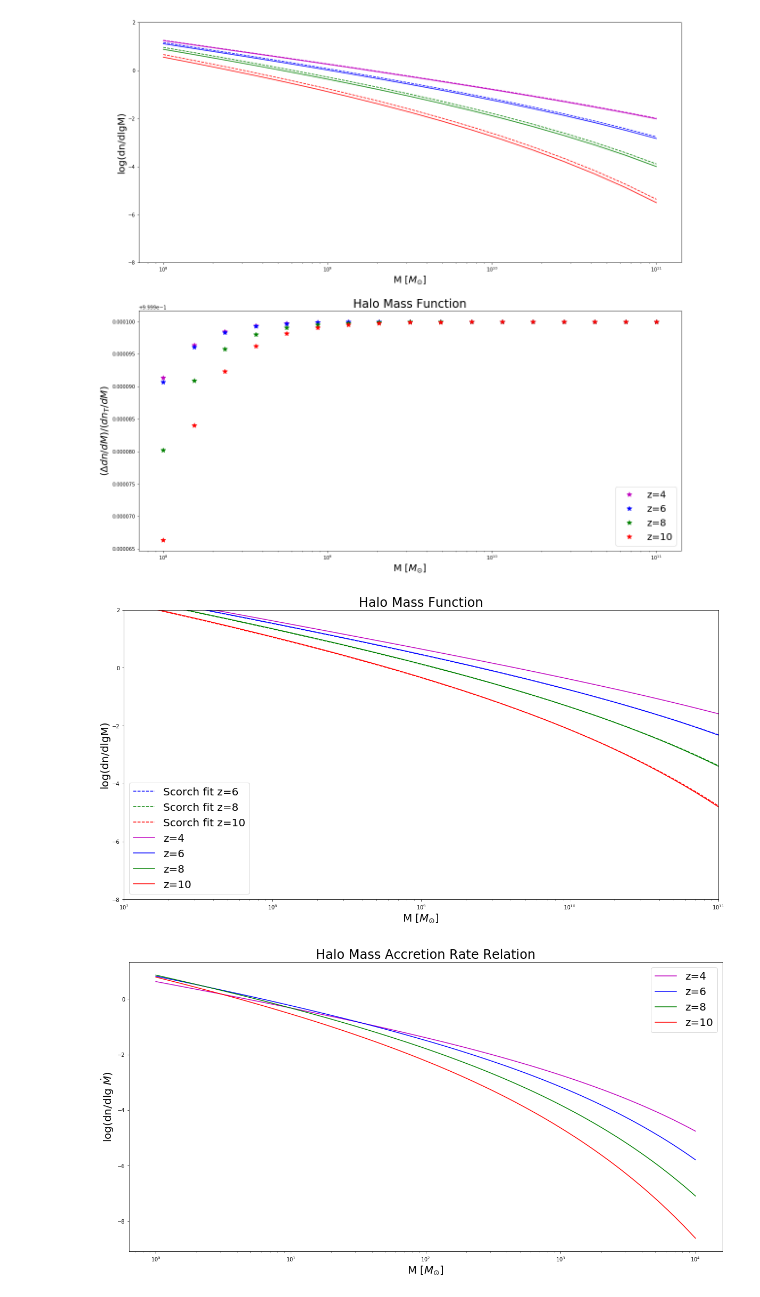
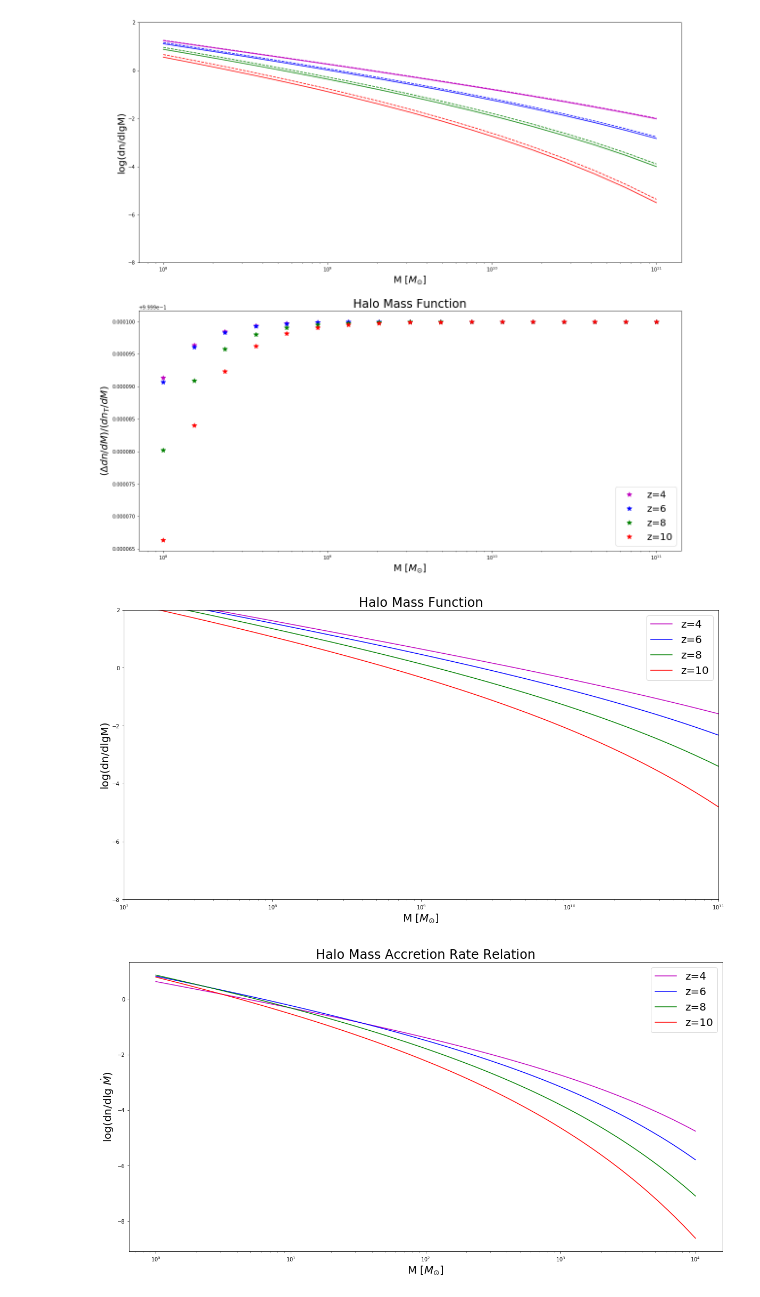
Before and after one commit to nddalal/jupyter, a Jupyter notebook: halo_mass_function.ipynb, the cells around one changed output. Saved outputs shown, nothing was run; the diff lists cells and outputs as text; code cells hidden in the pictures.

```diff
--- a/halo_mass_function.ipynb
+++ b/halo_mass_function.ipynb
@@ -239,24 +239,24 @@ plt.show()
 # %%
 x = np.logspace(6, 14, num=100)
 plt.figure(figsize=(20,10))
 
 plt.xlim([1e7, 1e11])
 plt.ylim([-8,2])
-plt.semilogx(mass_six, np.log10(count_six), 'b--', label= 'Scorch fit z=6')
-plt.semilogx(mass_eight, np.log10(count_eight), 'g--', label= 'Scorch fit z=8')
-plt.semilogx(mass_ten, np.log10(count_ten), 'r--', label= 'Scorch fit z=10')
+# plt.semilogx(mass_six, np.log10(count_six), 'b--', label= 'Scorch fit z=6')
+# plt.semilogx(mass_eight, np.log10(count_eight), 'g--', label= 'Scorch fit z=8')
+# plt.semilogx(mass_ten, np.log10(count_ten), 'r--', label= 'Scorch fit z=10')
 plt.semilogx(x, lghmf_200(x,4), 'm',  label ='z=4')
 plt.semilogx(x, lghmf_200(x,6), 'b',  label = 'z=6')
 plt.semilogx(x, lghmf_200(x,8), 'g',  label = 'z=8')
 plt.semilogx(x, lghmf_200(x,10), 'r',  label = 'z=10')
 plt.ylabel('log(dn/dlgM)', fontsize=20)
 plt.xlabel('M [$M_{\odot} $]', fontsize=20)
 
 plt.title("Halo Mass Function", fontsize=24)
 plt.legend(fontsize=20)
 plt.show()
 # %% [output]
-[figure, old version]
+[figure, new version]
 # %%
 y = np.logspace(0, 4, num=100)
 plt.figure(figsize=(20,10))
```
Also changed, not shown: parts of 5 cells of this notebook.
